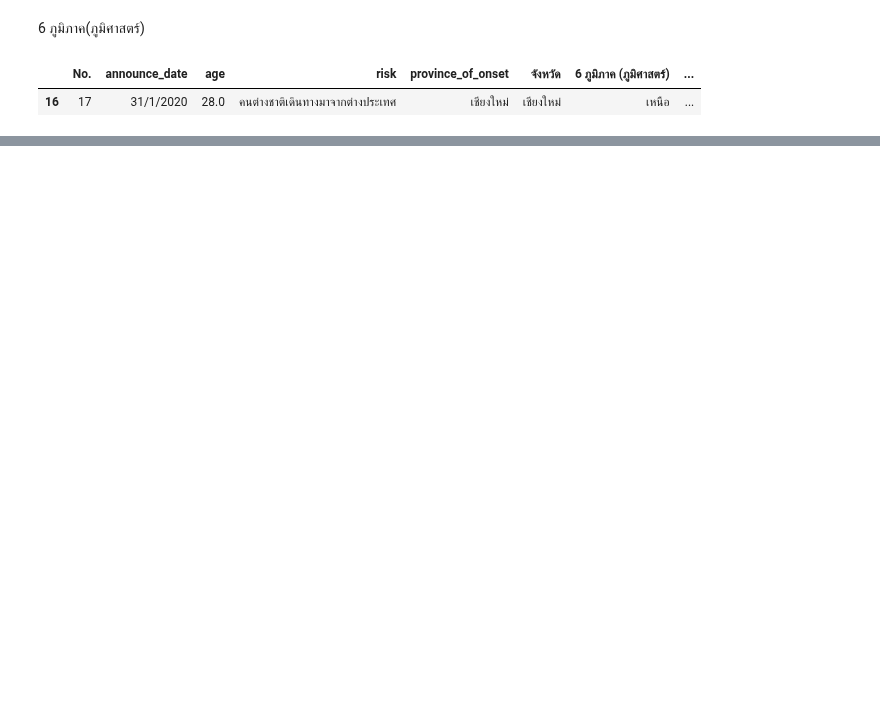
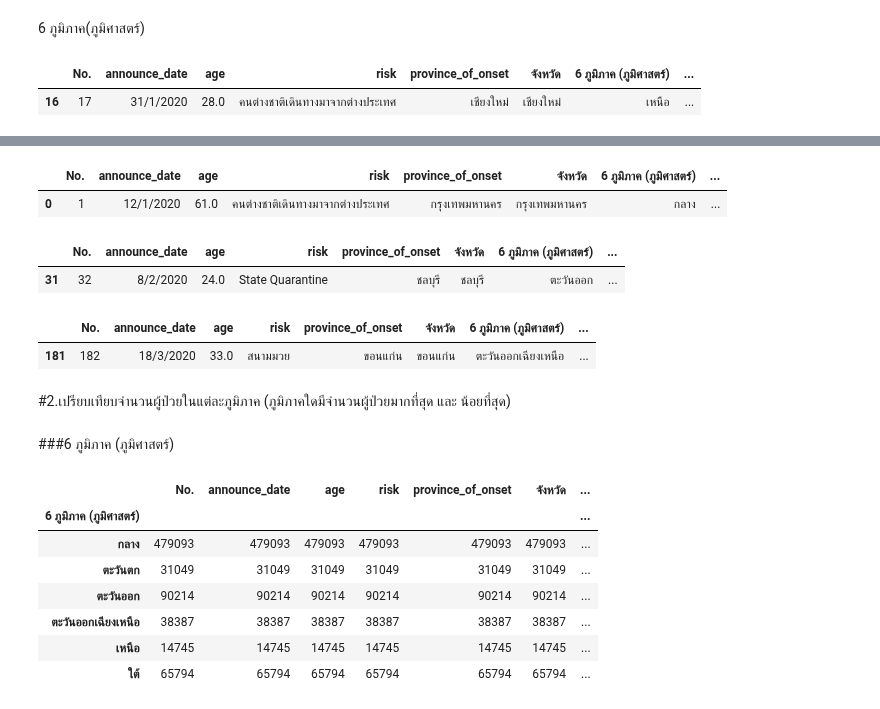
Before and after one commit to Thitichaya2000/data_viz_2022, a Jupyter notebook: BasicPython&DataViz_midterm2022.ipynb, the cells around one changed output, grey strips where cells are left out. Cells and saved outputs as stored; diff of their text form; code cells hidden in the pictures; blank space fills up the shorter version.

```diff
--- a/BasicPython&DataViz_midterm2022.ipynb
+++ b/BasicPython&DataViz_midterm2022.ipynb
@@ -311,0 +408,36 @@ no1_g1.iloc[:1,:]
+# %%
+n1_travel3 = data_midterm_drop[data_midterm_drop['5 ภูมิภาค (การท่องเที่ยว)']=='กลาง']
+n1_travel3.iloc[:1,:]
+#อายุของผู้ป่วยคนแรกในภาคกลาง แบ่งตามการท่องเที่ยว คืออายุ 61 ปี
+# %% [output]
+|  | No. | announce_date | age | risk | province_of_onset | จังหวัด | 6 ภูมิภาค (ภูมิศาสตร์) | ... |
+| 0 | 1 | 12/1/2020 | 61.0 | คนต่างชาติเดินทางมาจากต่างประเทศ | กรุงเทพมหานคร | กรุงเทพมหานคร | กลาง | ... |
+# %%
+n1_travel4 = data_midterm_drop[data_midterm_drop['5 ภูมิภาค (การท่องเที่ยว)']=='ตะวันออก']
+n1_travel4.iloc[:1,:]
+#อายุของผู้ป่วยคนแรกในภาคตะวันออก แบ่งตามการท่องเที่ยว คืออายุ 24 ปี
+# %% [output]
+|  | No. | announce_date | age | risk | province_of_onset | จังหวัด | 6 ภูมิภาค (ภูมิศาสตร์) | ... |
+| 31 | 32 | 8/2/2020 | 24.0 | State Quarantine | ชลบุรี | ชลบุรี | ตะวันออก | ... |
+# %%
+n1_travel5 = data_midterm_drop[data_midterm_drop['5 ภูมิภาค (การท่องเที่ยว)']=='ตะวันออกเฉียงเหนือ']
+n1_travel5.iloc[:1,:]
+#อายุของผู้ป่วยคนแรกในภาคตะวันออกเฉียงเหนือ แบ่งตามการท่องเที่ยว คืออายุ 33 ปี
+# %% [output]
+|  | No. | announce_date | age | risk | province_of_onset | จังหวัด | 6 ภูมิภาค (ภูมิศาสตร์) | ... |
+| 181 | 182 | 18/3/2020 | 33.0 | สนามมวย | ขอนแก่น | ขอนแก่น | ตะวันออกเฉียงเหนือ | ... |
+# %% [markdown]
+#2.เปรียบเทียบจำนวนผู้ป่วยในแต่ละภูมิภาค (ภูมิภาคใดมีจำนวนผู้ป่วยมากที่สุด และ น้อยที่สุด)
+# %% [markdown]
+###6 ภูมิภาค (ภูมิศาสตร์)
+# %%
+data_midterm_drop.groupby('6 ภูมิภาค (ภูมิศาสตร์)').count()  #เลือก column ของ 4 ภูมิภาค(การเมือง) และนับข้อมูล
+# %% [output]
+|  | No. | announce_date | age | risk | province_of_onset | จังหวัด | ... |
+| 6 ภูมิภาค (ภูมิศาสตร์) |  |  |  |  |  |  | ... |
+| กลาง | 479093 | 479093 | 479093 | 479093 | 479093 | 479093 | ... |
+| ตะวันตก | 31049 | 31049 | 31049 | 31049 | 31049 | 31049 | ... |
+| ตะวันออก | 90214 | 90214 | 90214 | 90214 | 90214 | 90214 | ... |
+| ตะวันออกเฉียงเหนือ | 38387 | 38387 | 38387 | 38387 | 38387 | 38387 | ... |
+| เหนือ | 14745 | 14745 | 14745 | 14745 | 14745 | 14745 | ... |
+| ใต้ | 65794 | 65794 | 65794 | 65794 | 65794 | 65794 | ... |
```
Also changed, not shown: parts of 33 cells of this notebook.
